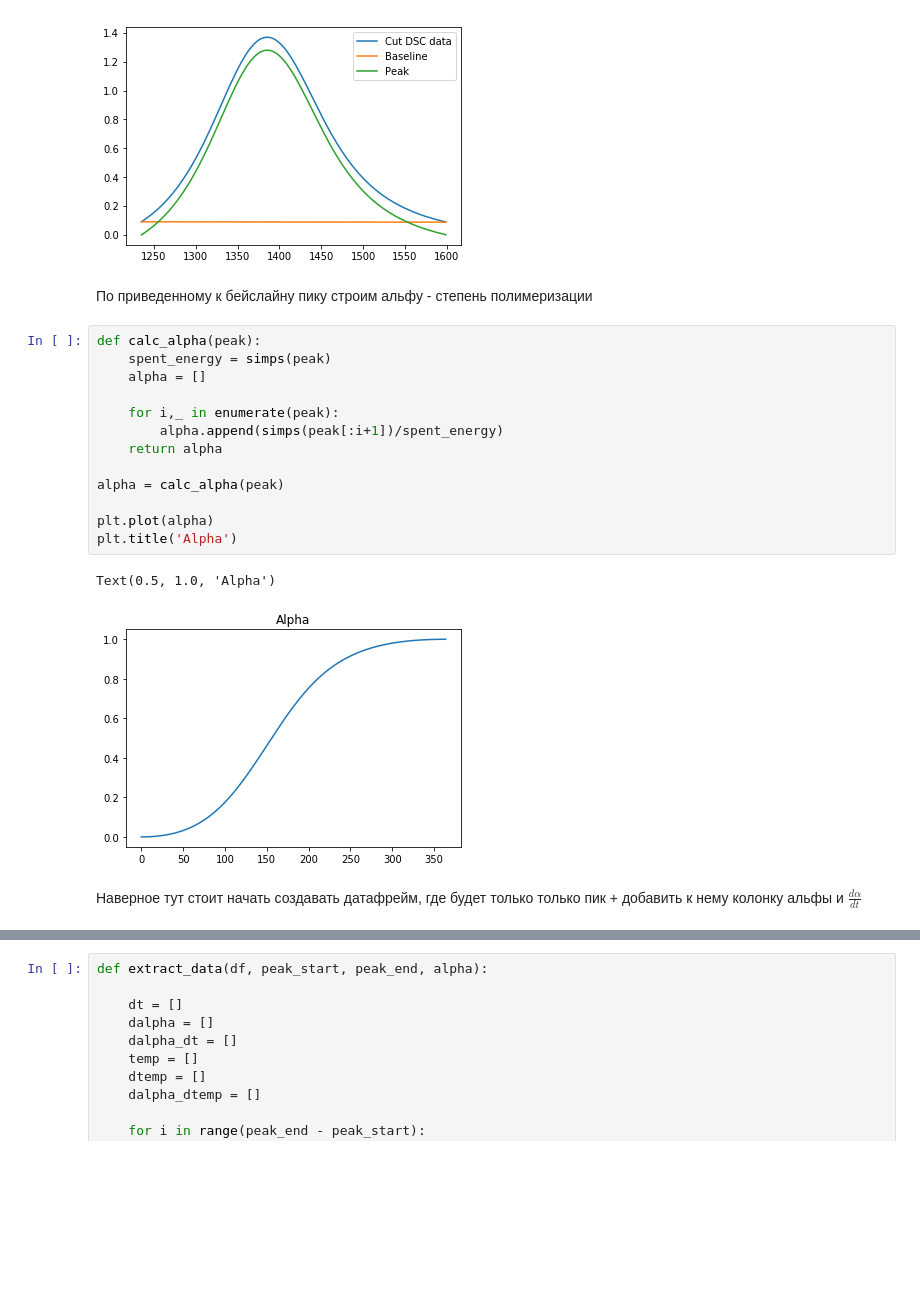
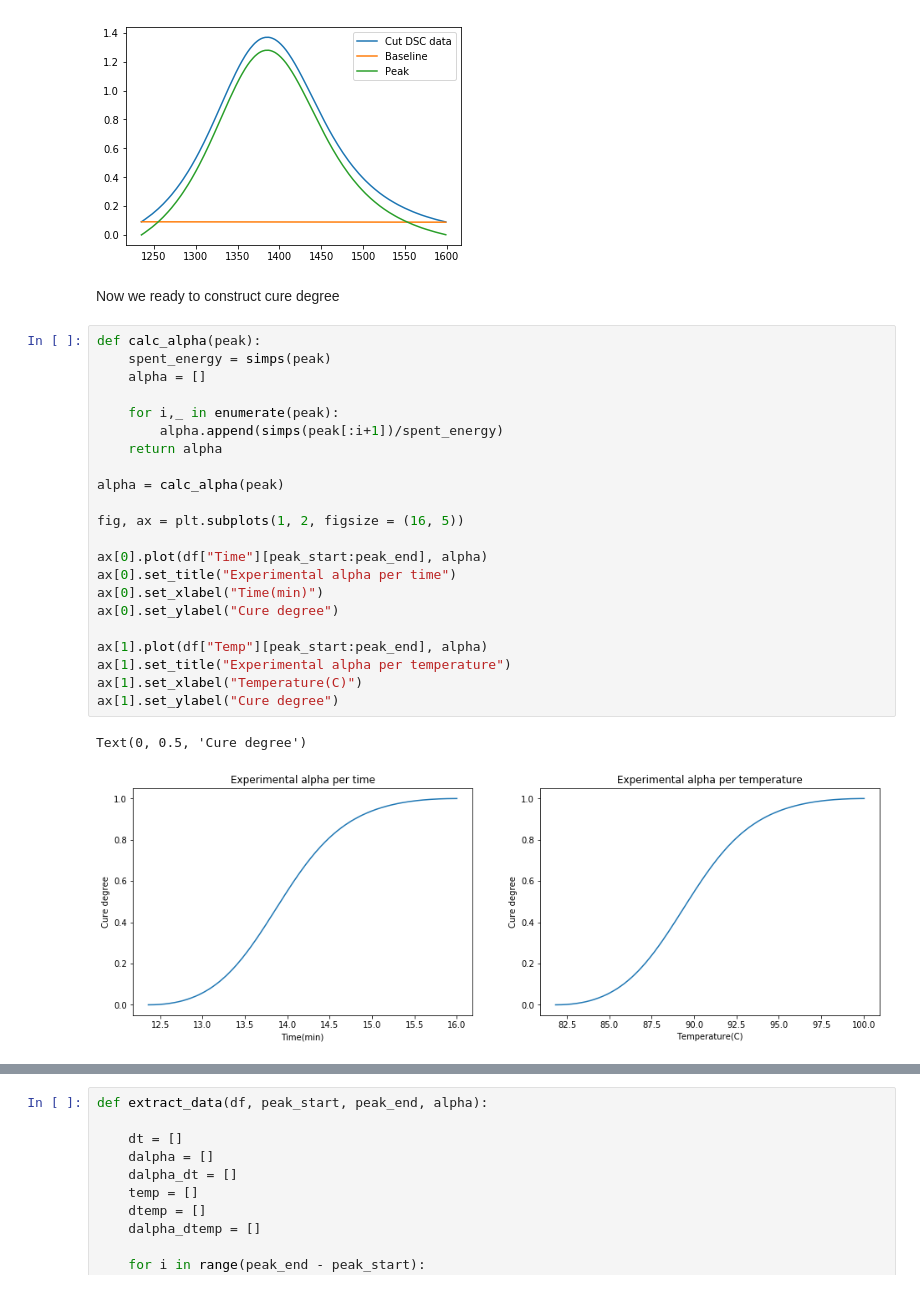
Before and after one commit to YarikineZ/DS_final_project, a Jupyter notebook: Final project.ipynb, the cells around one changed output, grey strips where cells are left out. Saved outputs shown, nothing was run; the diff lists cells and outputs as text; blank space fills up the shorter version.

```diff
--- a/Final project.ipynb
+++ b/Final project.ipynb
@@ -115,23 +115,30 @@ plt.legend()
 plt.show()
 # %% [output]
 [figure]
-# %% [markdown]
-По приведенному к бейслайну пику строим альфу - степень полимеризации
+# %% [markdown]
+Now we ready to construct cure degree
 # %%
 def calc_alpha(peak):
     spent_energy = simps(peak)
     alpha = []
 
     for i,_ in enumerate(peak):
         alpha.append(simps(peak[:i+1])/spent_energy)
     return alpha
 
 alpha = calc_alpha(peak)
 
-plt.plot(alpha)
-plt.title('Alpha')
+fig, ax = plt.subplots(1, 2, figsize = (16, 5))
+
+ax[0].plot(df["Time"][peak_start:peak_end], alpha)
+ax[0].set_title("Experimental alpha per time")
+ax[0].set_xlabel("Time(min)")
+ax[0].set_ylabel("Cure degree")
+
+ax[1].plot(df["Temp"][peak_start:peak_end], alpha)
+ax[1].set_title("Experimental alpha per temperature")
+ax[1].set_xlabel("Temperature(C)")
+ax[1].set_ylabel("Cure degree")
 # %% [output]
-Text(0.5, 1.0, 'Alpha')
+Text(0, 0.5, 'Cure degree')
-[figure, old version]
+[figure, new version]
-# %% [markdown]
-Наверное тут стоит начать создавать датафрейм, где будет только только пик + добавить к нему колонку альфы и $\frac{d\alpha}{dt}$
```
Also changed, not shown: parts of 24 cells of this notebook.
